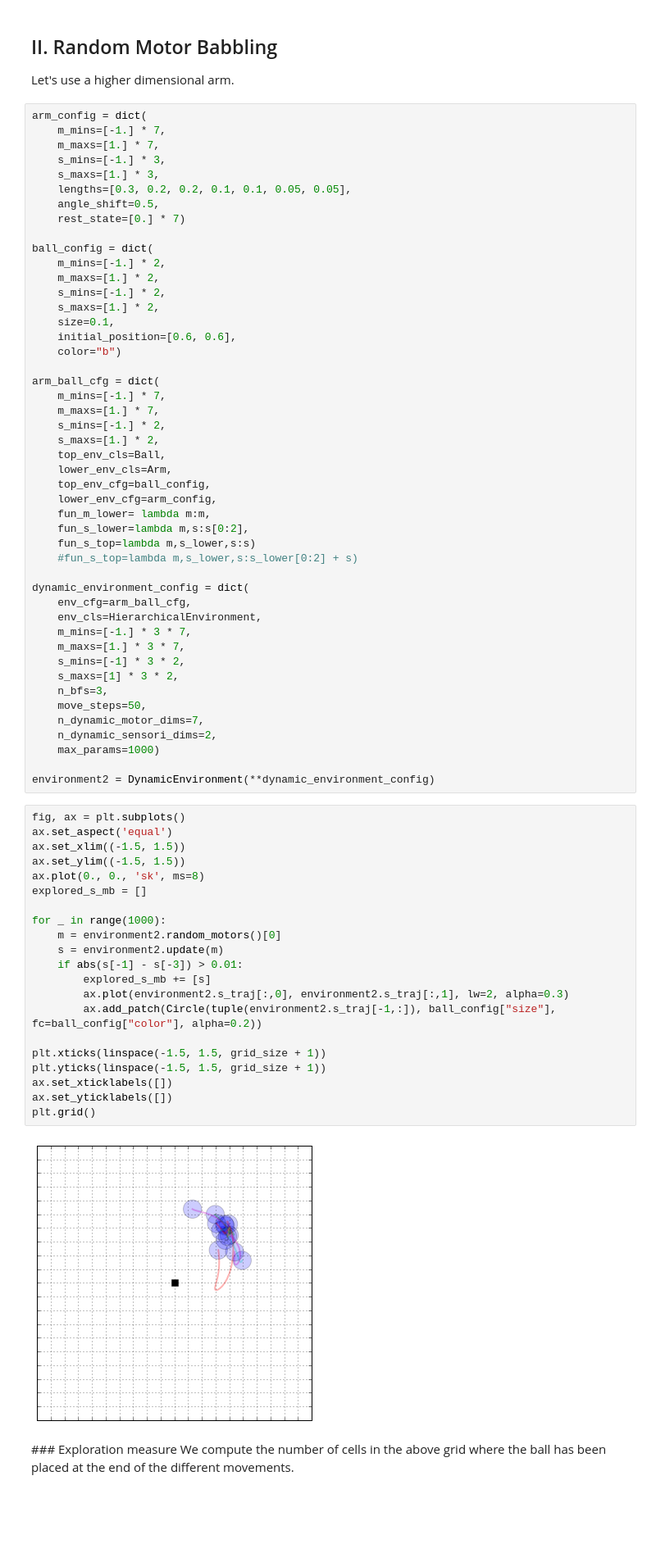
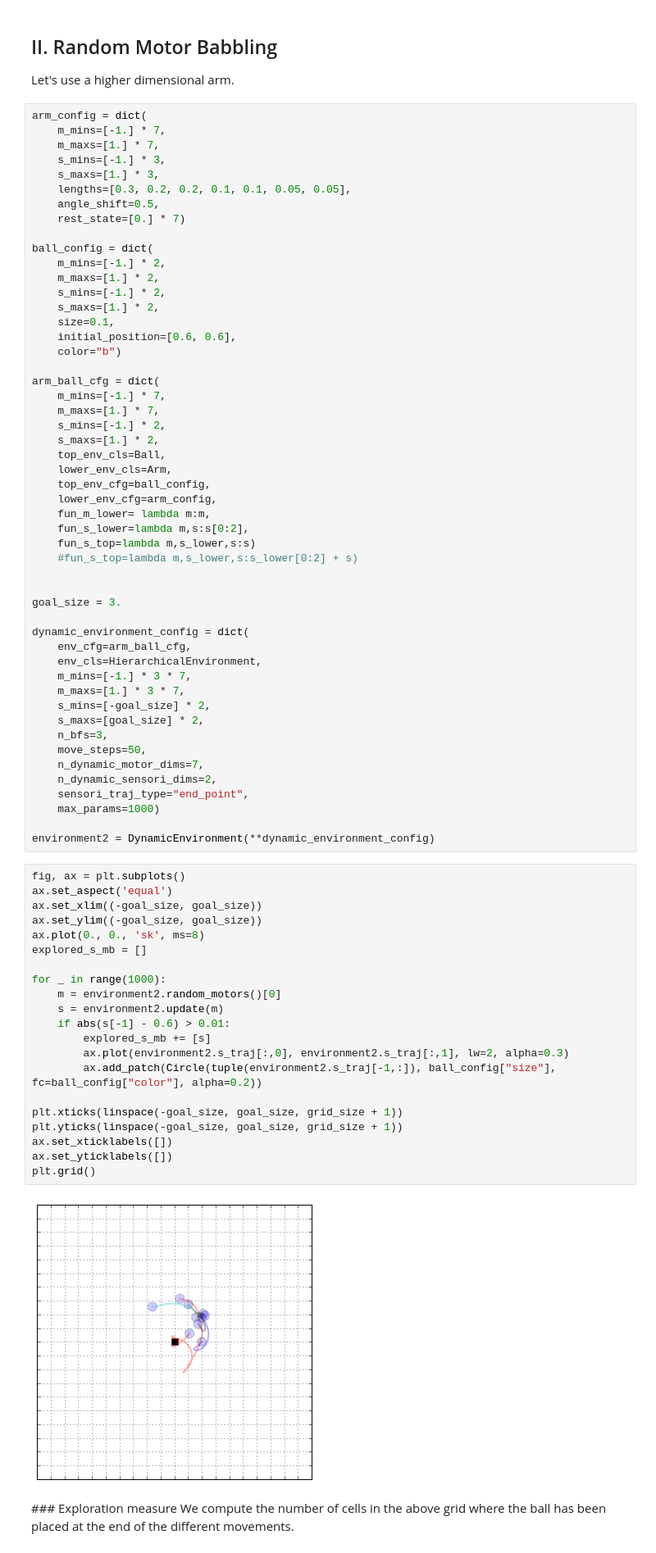
Before and after one commit to sebastien-forestier/ExplorationAlgorithms, a Jupyter notebook: main.ipynb, the cells around one changed output. Shown: that part at 82% size. Cells and saved outputs as stored; diff of their text form; blank space fills up the shorter version.

```diff
--- a/main.ipynb
+++ b/main.ipynb
@@ -149,43 +151,47 @@ arm_ball_cfg = dict(
     fun_s_top=lambda m,s_lower,s:s)
     #fun_s_top=lambda m,s_lower,s:s_lower[0:2] + s)
 
+
+goal_size = 3.
+
 dynamic_environment_config = dict(
     env_cfg=arm_ball_cfg,
     env_cls=HierarchicalEnvironment,
     m_mins=[-1.] * 3 * 7,
     m_maxs=[1.] * 3 * 7,
-    s_mins=[-1] * 3 * 2,
-    s_maxs=[1] * 3 * 2,
+    s_mins=[-goal_size] * 2,
+    s_maxs=[goal_size] * 2,
     n_bfs=3,
     move_steps=50,
     n_dynamic_motor_dims=7,
     n_dynamic_sensori_dims=2,
+    sensori_traj_type="end_point",
     max_params=1000)
 
 environment2 = DynamicEnvironment(**dynamic_environment_config)
 # %%
 fig, ax = plt.subplots()
 ax.set_aspect('equal')
-ax.set_xlim((-1.5, 1.5))
-ax.set_ylim((-1.5, 1.5))
+ax.set_xlim((-goal_size, goal_size))
+ax.set_ylim((-goal_size, goal_size))
 ax.plot(0., 0., 'sk', ms=8)
 explored_s_mb = []
 
 for _ in range(1000):
     m = environment2.random_motors()[0]
     s = environment2.update(m)
-    if abs(s[-1] - s[-3]) > 0.01:
+    if abs(s[-1] - 0.6) > 0.01:
         explored_s_mb += [s]
         ax.plot(environment2.s_traj[:,0], environment2.s_traj[:,1], lw=2, alpha=0.3)
         ax.add_patch(Circle(tuple(environment2.s_traj[-1,:]), ball_config["size"], fc=ball_config["color"], alpha=0.2))
 
-plt.xticks(linspace(-1.5, 1.5, grid_size + 1))
-plt.yticks(linspace(-1.5, 1.5, grid_size + 1))
+plt.xticks(linspace(-goal_size, goal_size, grid_size + 1))
+plt.yticks(linspace(-goal_size, goal_size, grid_size + 1))
 ax.set_xticklabels([])
 ax.set_yticklabels([])
 plt.grid()
 # %% [output]
-[figure, old version]
+[figure, new version]
 # %% [markdown]
 ### Exploration measure
 We compute the number of cells in the above grid where the ball has been placed at the end of the different movements.
```
Also changed, not shown: parts of 8 cells of this notebook.
